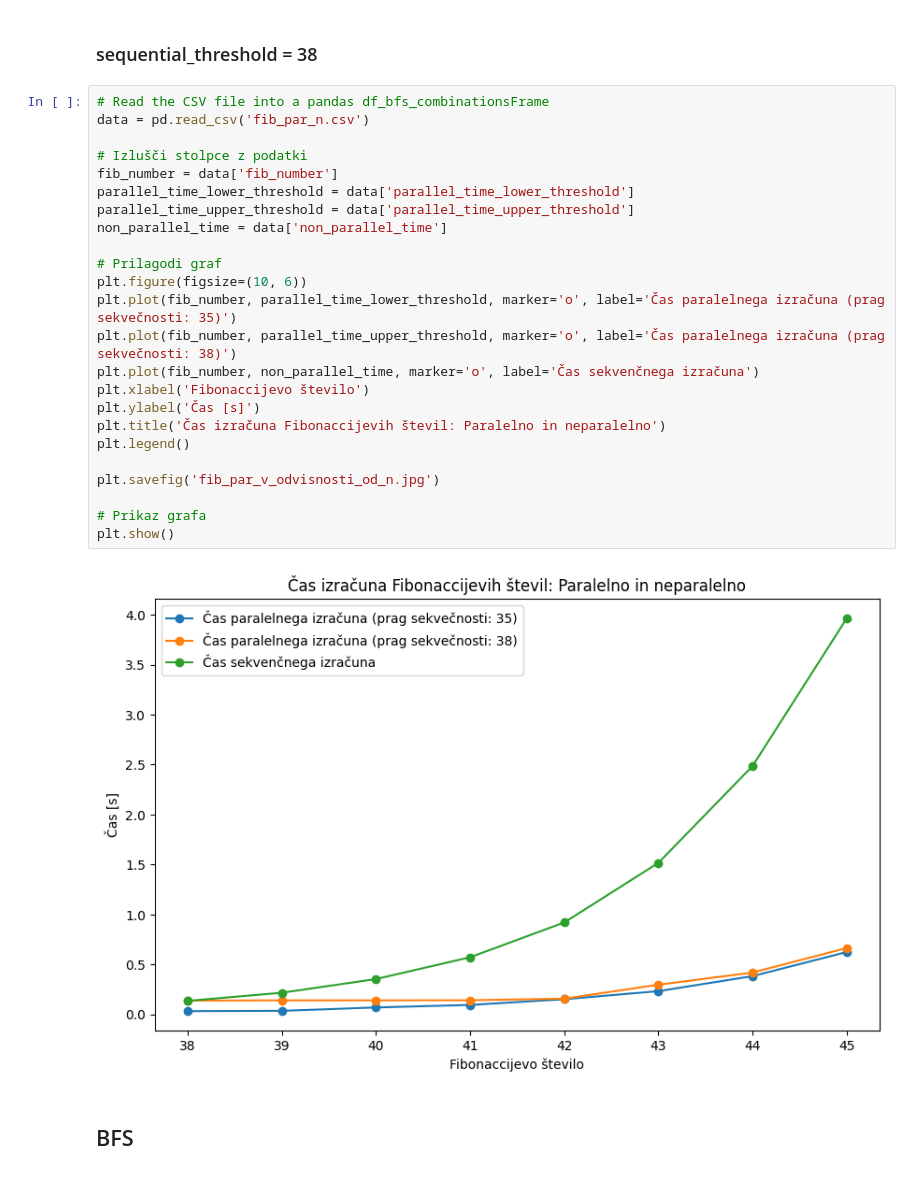
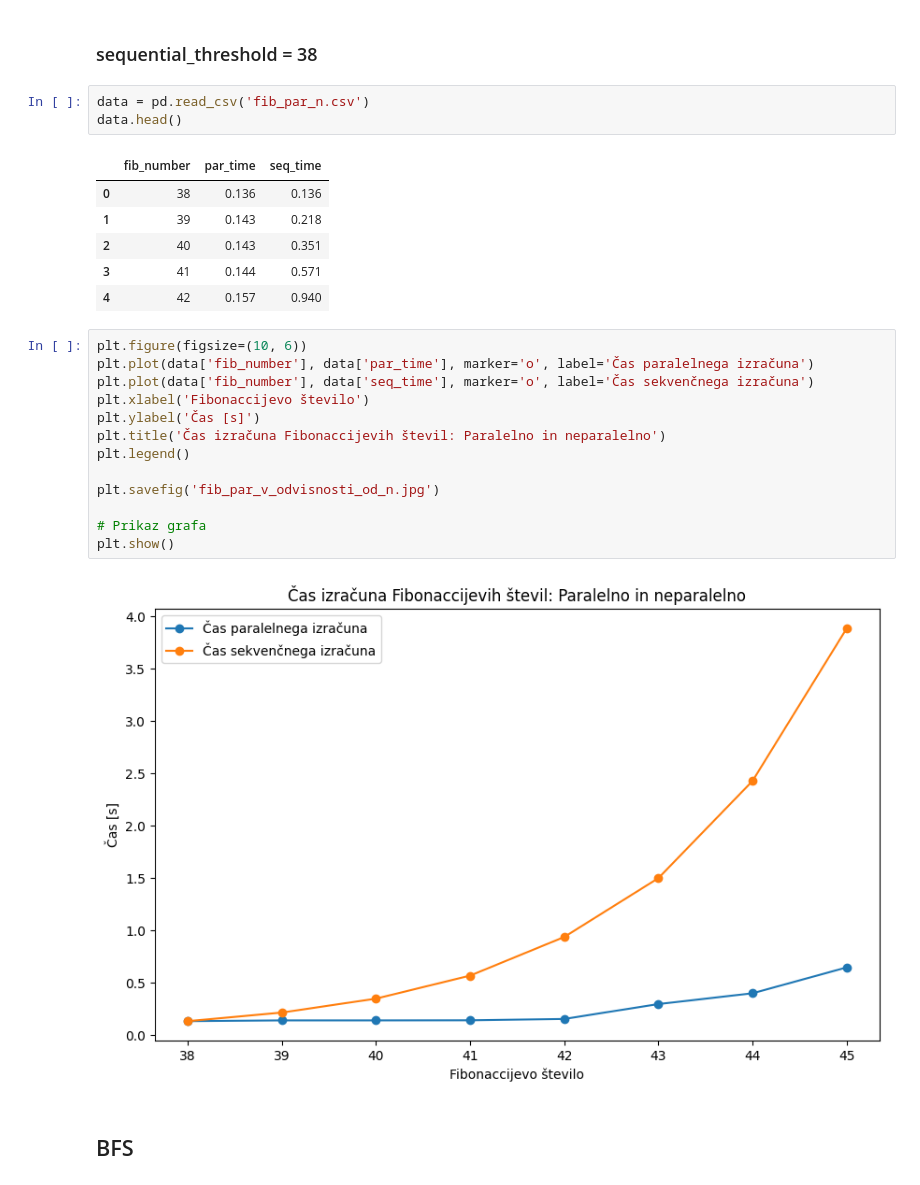
Before and after one commit to tjazerzen/Avtomatska-paralelizacija-v-OCamlu, a Jupyter notebook: playground/graph/computation_time_analysis/computation_time_analysis.ipynb, the cells around one changed output. Cells and saved outputs as stored; diff of their text form.

```diff
--- a/playground/graph/computation_time_analysis/computation_time_analysis.ipynb
+++ b/playground/graph/computation_time_analysis/computation_time_analysis.ipynb
@@ -56,32 +64,31 @@ plt.show()
 ## Analiza časa izračuna n-tega Fibonaccijevega števila pri fiksnem številu domen
 # %% [markdown]
 ### sequential_threshold = 38
+# %%
+data = pd.read_csv('fib_par_n.csv')
+data.head()
+# %% [output]
+|  | fib_number | par_time | seq_time |
+| 0 | 38 | 0.136 | 0.136 |
+| 1 | 39 | 0.143 | 0.218 |
+| 2 | 40 | 0.143 | 0.351 |
+| 3 | 41 | 0.144 | 0.571 |
+| 4 | 42 | 0.157 | 0.940 |
 # %%
-# Read the CSV file into a pandas df_bfs_combinationsFrame
-data = pd.read_csv('fib_par_n.csv')
-
-# Izlušči stolpce z podatki
-fib_number = data['fib_number']
-parallel_time_lower_threshold = data['parallel_time_lower_threshold']
-parallel_time_upper_threshold = data['parallel_time_upper_threshold']
-non_parallel_time = data['non_parallel_time']
-
-# Prilagodi graf
 plt.figure(figsize=(10, 6))
-plt.plot(fib_number, parallel_time_lower_threshold, marker='o', label='Čas paralelnega izračuna (prag sekvečnosti: 35)')
-plt.plot(fib_number, parallel_time_upper_threshold, marker='o', label='Čas paralelnega izračuna (prag sekvečnosti: 38)')
-plt.plot(fib_number, non_parallel_time, marker='o', label='Čas sekvenčnega izračuna')
+plt.plot(data['fib_number'], data['par_time'], marker='o', label='Čas paralelnega izračuna')
+plt.plot(data['fib_number'], data['seq_time'], marker='o', label='Čas sekvenčnega izračuna')
 plt.xlabel('Fibonaccijevo število')
 plt.ylabel('Čas [s]')
 plt.title('Čas izračuna Fibonaccijevih števil: Paralelno in neparalelno')
 plt.legend()
 
 plt.savefig('fib_par_v_odvisnosti_od_n.jpg')
 
 # Prikaz grafa
 plt.show()
 # %% [output]
-[figure, old version]
+[figure, new version]
 # %% [markdown]
 ## BFS
 # %% [markdown]
```
Also changed, not shown: parts of 2 cells of this notebook, 10 other files.
